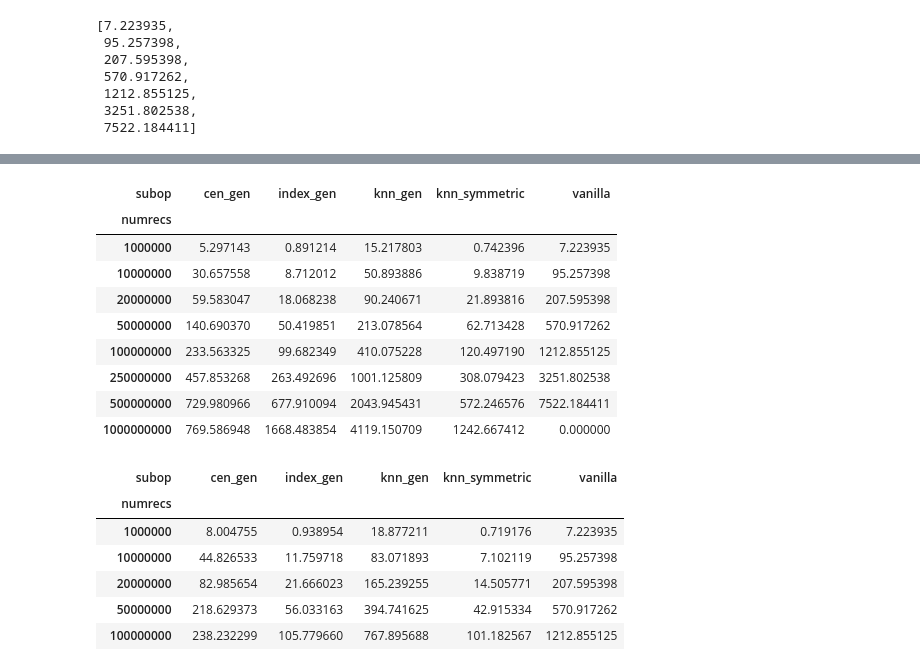
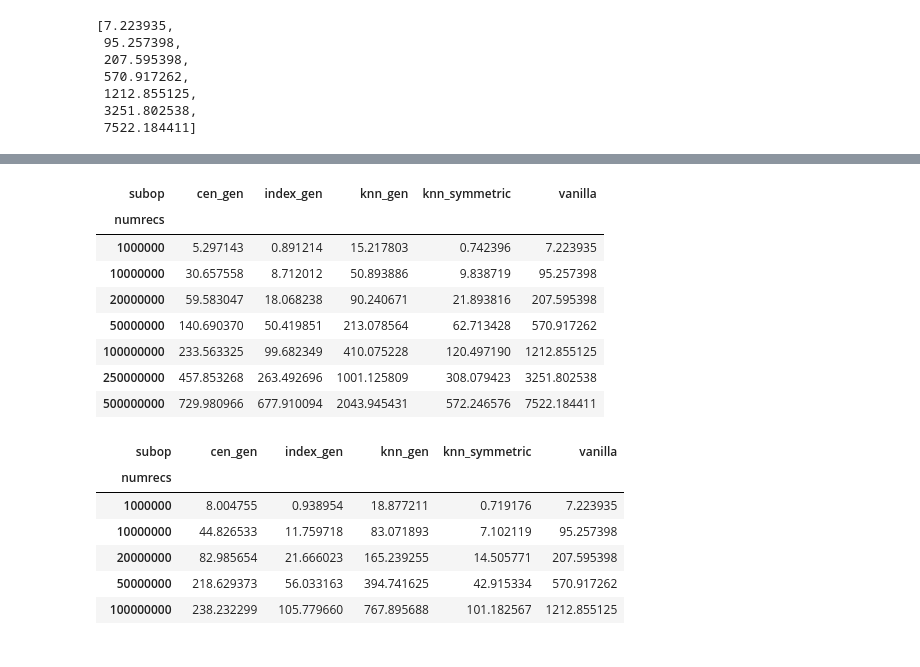
Before and after one commit to iamsabhoho/hnswlib, a Jupyter notebook: gsi/analyze.ipynb, the cells around one changed output, grey strips where cells are left out. Saved outputs shown, nothing was run; the diff lists cells and outputs as text; code cells hidden in the pictures.

```diff
--- a/gsi/analyze.ipynb
+++ b/gsi/analyze.ipynb
@@ -933,19 +929,18 @@ g_8_pivot
 # %%
 # for 8 apu plot: 1m to 500m only
 
-g_8_pivot['vanilla'] = v_df.sort_values(['numrecs'])['walltime'].tolist()
+g_8_pivot['vanilla'] = v_df.sort_values(['numrecs'])['walltime'].tolist()[:7]
 g_8_pivot
 # %% [output]
 | subop | cen_gen | index_gen | knn_gen | knn_symmetric | vanilla |
 | numrecs |  |  |  |  |  |
 | 1000000 | 5.297143 | 0.891214 | 15.217803 | 0.742396 | 7.223935 |
 | 10000000 | 30.657558 | 8.712012 | 50.893886 | 9.838719 | 95.257398 |
 | 20000000 | 59.583047 | 18.068238 | 90.240671 | 21.893816 | 207.595398 |
 | 50000000 | 140.690370 | 50.419851 | 213.078564 | 62.713428 | 570.917262 |
 | 100000000 | 233.563325 | 99.682349 | 410.075228 | 120.497190 | 1212.855125 |
 | 250000000 | 457.853268 | 263.492696 | 1001.125809 | 308.079423 | 3251.802538 |
 | 500000000 | 729.980966 | 677.910094 | 2043.945431 | 572.246576 | 7522.184411 |
-| 1000000000 | 769.586948 | 1668.483854 | 4119.150709 | 1242.667412 | 0.000000 |
 # %%
 g_pivot['vanilla'] = v_df.sort_values(['numrecs'])['walltime'].tolist()
 g_pivot
```
Also changed, not shown: parts of 9 cells of this notebook, 1 other file.
